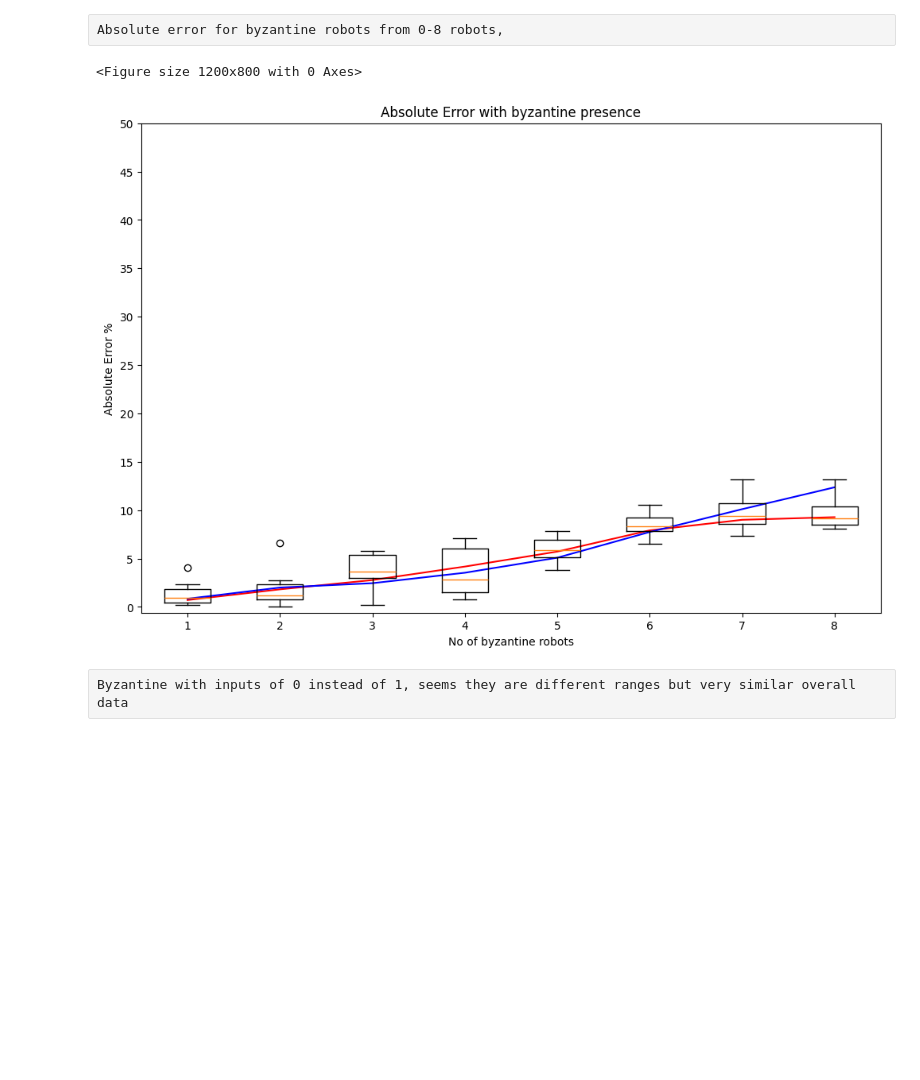
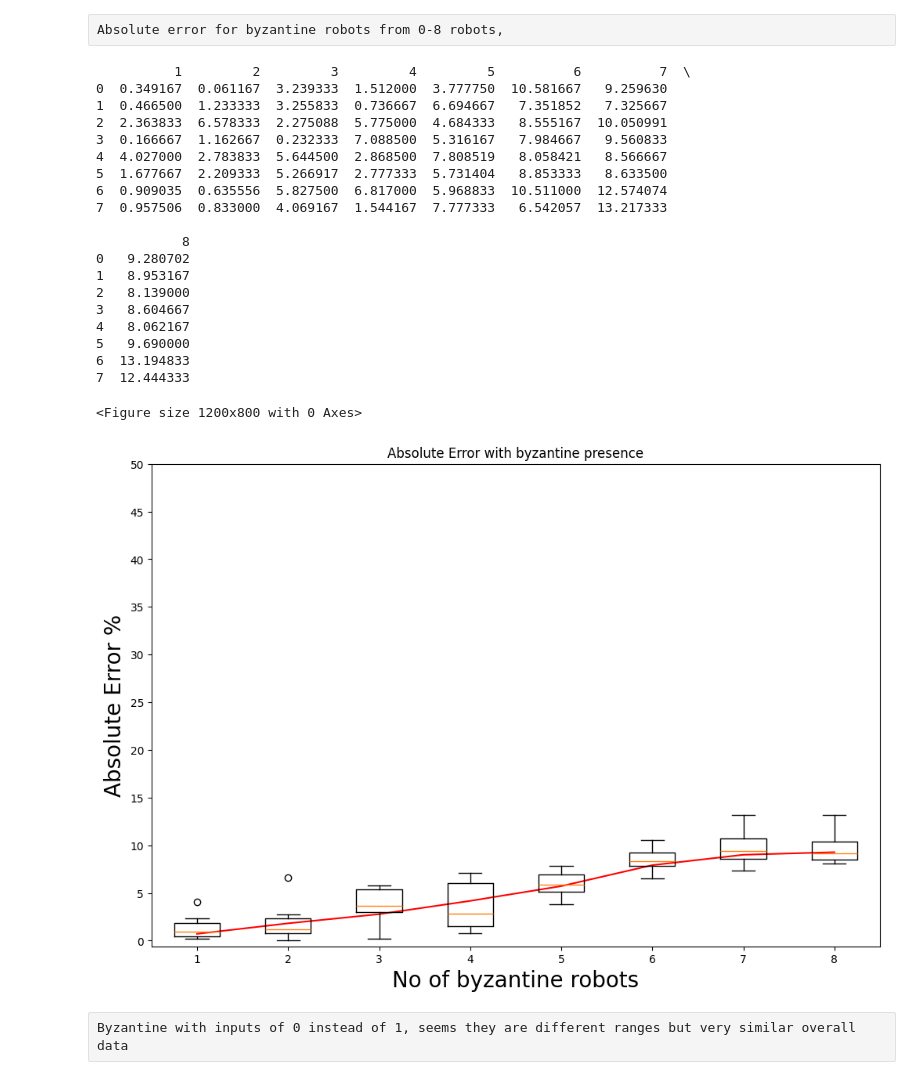
Before and after one commit to ZHolOnGit/toychain-argos-ca-consensus, a Jupyter notebook: HelloNeighbor/results/Plotter.ipynb, the cells around one changed output. Saved outputs shown, nothing was run; the diff lists cells and outputs as text; code cells hidden in the pictures; blank space fills up the shorter version.

```diff
--- a/HelloNeighbor/results/Plotter.ipynb
+++ b/HelloNeighbor/results/Plotter.ipynb
@@ -165,18 +237,20 @@ plt.show()
 # %% [raw]
 Function to plot the byzantine graphs
 # %%
-def plot_save_loess_byzantine(df, title, xlabel, ylabel, filename):
+df_NKN = pd.read_csv("/Users/zaza/Main/Code/Python/toychain-argos-ca-consensus/HelloNeighbor/results/csvs/byzantine_03_40.csv")
+df_PoW = pd.read_csv("/Users/zaza/Main/Code/Python/toychain-argos-ca-consensus/HelloNeighbor/results/csvs/Strobel/Strobel_Blockchain_byzantine_time.csv")
+df_LCP = pd.read_csv("/Users/zaza/Main/Code/Python/toychain-argos-ca-consensus/HelloNeighbor/results/csvs/Strobel/Strobel_LCP_Byzantine_time.csv")
+df_WSMR = pd.read_csv("/Users/zaza/Main/Code/Python/toychain-argos-ca-consensus/HelloNeighbor/results/csvs/Strobel/Strobel_WSMR_byzantine_time.csv")
+
+df_arr = [df_NKN, df_LCP,  df_WSMR, df_PoW]
+name_arr = ["NKN","LCP","WSMR","PoW"]
+save_name = ["NKN_Byz_AE","LCP_Byz_AE","WSMR_Byz_AE","PoW_Byz_AE"]
+
+def plot_save_loess_byzantine(df, title, filename):
+    df = df.apply(lambda col: col.fillna(col.mean()), axis=0)
+
     plt.figure(figsize = (12,8))
     fig, ax = plt.subplots(figsize = (12,8))
-
-    # df_3 = pd.read_csv("/home/zak-22/arg/toychain-argos/HelloNeighbor/results/collected_results/byzantine_threshold0.2/byzantine_0.2.csv")
-    #
-    # x1 = np.arange(1, df_3.shape[1] + 1)
-    # y1 = df_3.median()
-    #
-    # smoothed1 = lowess(y1, x1, frac=0.6)
-    # ax.plot(smoothed1[:,0], smoothed1[:,1], "b-")
-
 
     x = np.arange(1, df.shape[1] + 1)
     y = df.median()
@@ -190,10 +264,10 @@ def plot_save_loess_byzantine(df, title, xlabel, ylabel, filename):
                 tick_labels = df.columns,
                 patch_artist = False)
 
-    ax.set_yticks([x for x in range(51) if x % 5 ==0])
+    #ax.set_yticks([x for x in range(75) if x % 5 ==0])
 
-    ax.set_title(title)
-    ax.set_ylabel(ylabel)
-    ax.set_xlabel(xlabel)
+    ax.set_title(title, fontsize = 20)
+    ax.set_ylabel("Absolute Error %", fontsize=20)
+    ax.set_xlabel("No of Byzantine robots", fontsize=20)
     fig.savefig(filename)
     plt.show()
@@ -202,12 +281,33 @@ Absolute error for byzantine robots from 0-8 robots,
 # %%
 from statsmodels.nonparametric.smoothers_lowess import lowess
 
-df_3 = pd.read_csv("/home/zak-22/arg/toychain-argos/HelloNeighbor/results/collected_results/byzantine_threshold0.3/byzantine_0.3.csv")
+df_3 = pd.read_csv("/Users/zaza/Main/Code/Python/toychain-argos-ca-consensus/HelloNeighbor/results/csvs/byzantine_0.3.csv")
+
+print(df_3)
 
 plot_save_loess_byzantine(df_3,"Absolute Error with byzantine presence","No of byzantine robots","Absolute Error %","AEByzantine.png")
 # %% [output]
-<Figure size 1200x800 with 0 Axes>
+          1         2         3         4         5          6          7  \
+0  0.349167  0.061167  3.239333  1.512000  3.777750  10.581667   9.259630
+1  0.466500  1.233333  3.255833  0.736667  6.694667   7.351852   7.325667
+2  2.363833  6.578333  2.275088  5.775000  4.684333   8.555167  10.050991
+3  0.166667  1.162667  0.232333  7.088500  5.316167   7.984667   9.560833
+4  4.027000  2.783833  5.644500  2.868500  7.808519   8.058421   8.566667
+5  1.677667  2.209333  5.266917  2.777333  5.731404   8.853333   8.633500
+6  0.909035  0.635556  5.827500  6.817000  5.968833  10.511000  12.574074
+7  0.957506  0.833000  4.069167  1.544167  7.777333   6.542057  13.217333
+
+           8
+0   9.280702
+1   8.953167
+2   8.139000
+3   8.604667
+4   8.062167
+5   9.690000
+6  13.194833
+7  12.444333
+<Figure size 1200x800 with 0 Axes>
-[figure, old version]
+[figure, new version]
 # %% [raw]
 Byzantine with inputs of 0 instead of 1, seems they are different ranges but very similar overall data
 # %%
```
Also changed, not shown: parts of 14 cells of this notebook, 57 other files.
